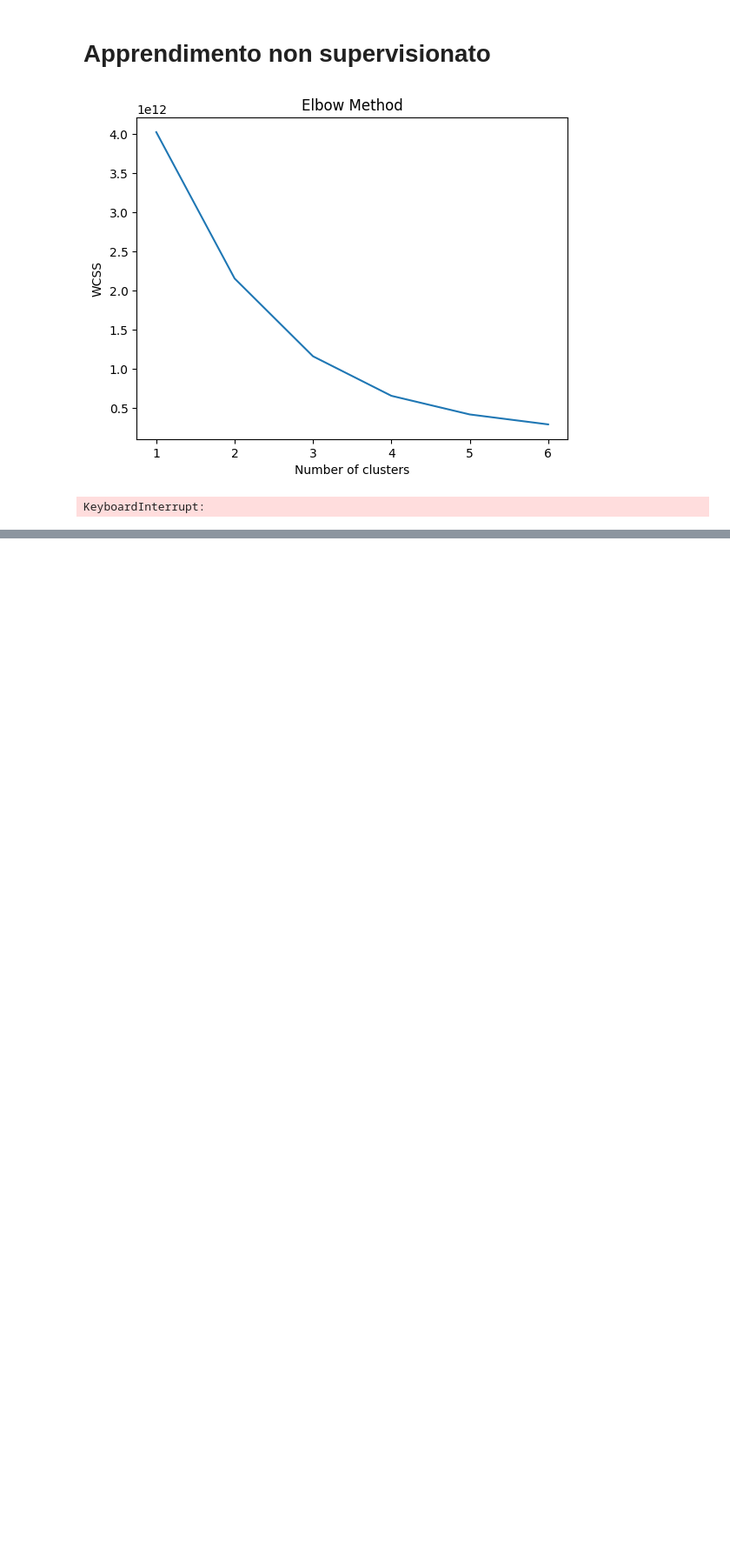
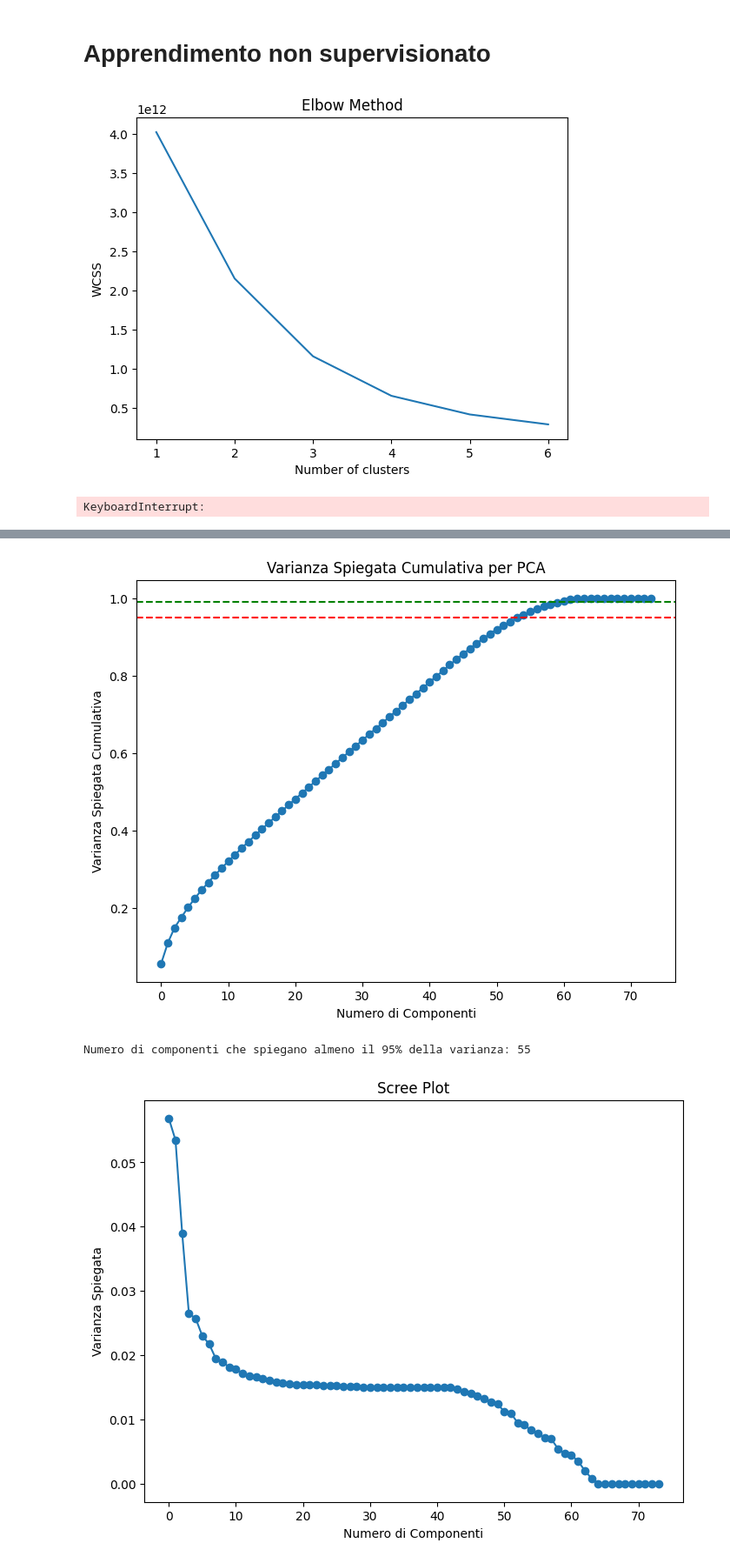
Before and after one commit to val-2/ICon, a Jupyter notebook: ICon/icon.ipynb, the cells around one changed output, grey strips where cells are left out. Shown: that part at 87% size. Saved outputs shown, nothing was run; the diff lists cells and outputs as text; code cells hidden in the pictures; blank space fills up the shorter version.

```diff
--- a/ICon/icon.ipynb
+++ b/ICon/icon.ipynb
@@ -311,0 +354,43 @@ KeyboardInterrupt:
+# %%
+import numpy as np
+import matplotlib.pyplot as plt
+from sklearn.decomposition import PCA
+from sklearn.preprocessing import StandardScaler
+
+# Supponiamo che 'preprocessed_df' sia il dataframe preprocessato
+# Standardizzare i dati
+scaler = StandardScaler()
+scaled_data = scaler.fit_transform(preprocessed_df)
+
+# Applicare PCA senza ridurre il numero di componenti
+pca = PCA()
+pca.fit(scaled_data)
+
+# Varianza spiegata cumulativa
+cumulative_variance = np.cumsum(pca.explained_variance_ratio_)
+
+# Visualizzare la varianza spiegata cumulativa
+plt.figure(figsize=(8, 6))
+plt.plot(cumulative_variance, marker='o')
+plt.xlabel('Numero di Componenti')
+plt.ylabel('Varianza Spiegata Cumulativa')
+plt.title('Varianza Spiegata Cumulativa per PCA')
+plt.axhline(y=0.95, color='r', linestyle='--')  # Linea di soglia al 95%
+plt.axhline(y=0.99, color='g', linestyle='--')  # Linea di soglia al 99%
+plt.show()
+
+# Determinare il numero di componenti che spiegano almeno il 95% della varianza
+num_components_95 = np.argmax(cumulative_variance >= 0.95) + 1
+print(f'Numero di componenti che spiegano almeno il 95% della varianza: {num_components_95}')
+
+# Visualizzare lo Scree Plot
+plt.figure(figsize=(8, 6))
+plt.plot(pca.explained_variance_ratio_, marker='o')
+plt.xlabel('Numero di Componenti')
+plt.ylabel('Varianza Spiegata')
+plt.title('Scree Plot')
+plt.show()
+# %% [output]
+[figure, added]
+Numero di componenti che spiegano almeno il 95% della varianza: 55
+[figure, added]
```
Also changed, not shown: parts of 19 cells of this notebook.
